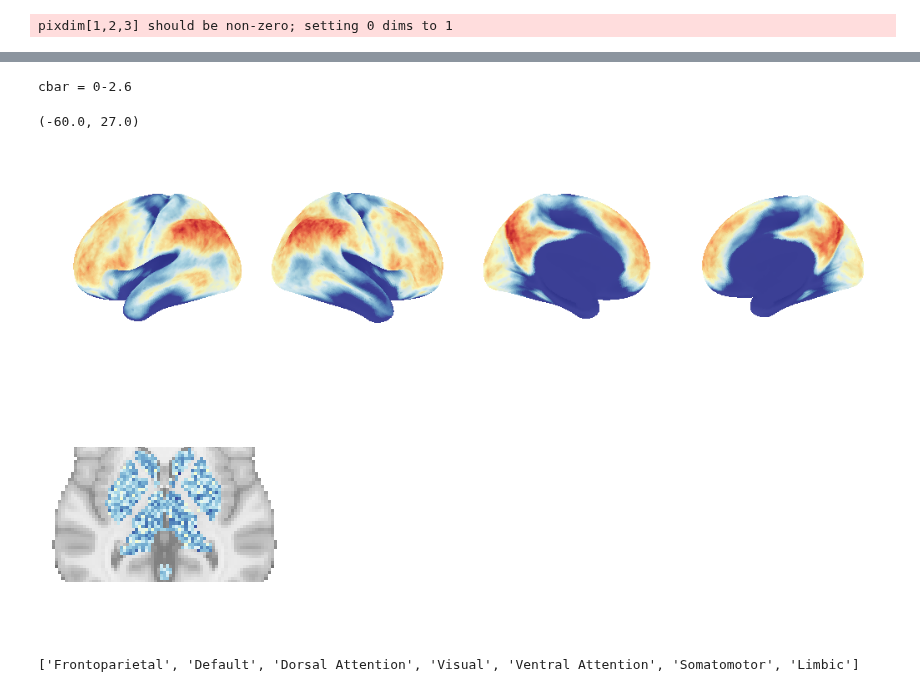
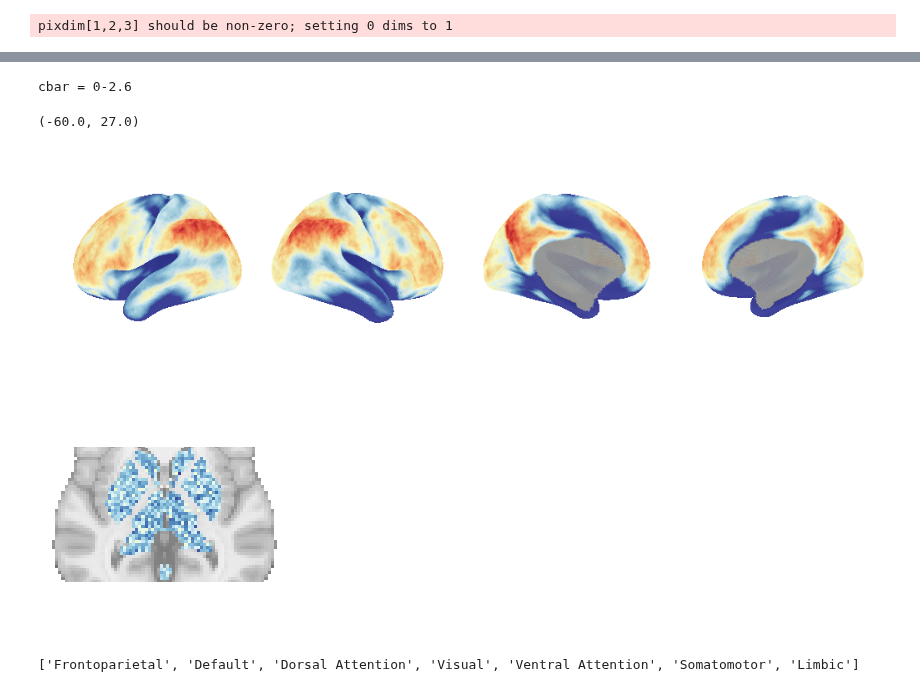
Before and after one commit to griegner/fmri-timescales, a Jupyter notebook: notebooks/fig04to05.ipynb, the cells around one changed output, grey strips where cells are left out. Saved outputs shown, nothing was run; the diff lists cells and outputs as text; code cells hidden in the pictures.

```diff
--- a/notebooks/fig04to05.ipynb
+++ b/notebooks/fig04to05.ipynb
@@ -55,45 +55,45 @@ kwargs = dict(bg_on_data=True, darkness=1, alpha=0.25, cmap="RdYlBu_r", colorbar
 kwargs_l = {
     **kwargs,
     "surf_mesh": hcp.mesh.inflated_left,
-    "surf_map": hcp.left_cortex_data(maps[estimator][estimates]),
+    "surf_map": hcp.left_cortex_data(maps[estimator][estimates], fill=np.nan),
     "bg_map": hcp.mesh.sulc_left,
     "hemi": "left",
 }
 kwargs_r = {
     **kwargs,
     "surf_mesh": hcp.mesh.inflated_right,
-    "surf_map": hcp.right_cortex_data(maps[estimator][estimates]),
+    "surf_map": hcp.right_cortex_data(maps[estimator][estimates], fill=np.nan),
     "bg_map": hcp.mesh.sulc_right,
     "hemi": "right",
 }
 
 _ = plotting.plot_surf(view="lateral", axes=axs[0], **kwargs_l)
 _ = plotting.plot_surf(view="lateral", axes=axs[1], **kwargs_r)
 _ = plotting.plot_surf(view="medial", axes=axs[2], **kwargs_l)
 _ = plotting.plot_surf(view="medial", axes=axs[3], **kwargs_r)
 
 # plot volume
 fig, ax = plt.subplots(figsize=(3, 3))
 cifti_ax = nib.cifti2.load("data/nregions-300_cifti.dlabel.nii").header.get_axis(1)
 plot = plotting.plot_stat_map(
     nb.cifti_to_volume(maps[estimator][estimates], cifti_ax),
     axes=ax,
     display_mode="z",
     cut_coords=[0],
     black_bg=False,
     annotate=False,
     colorbar=False,
     cmap="RdYlBu_r",
     vmax=vmax,
     symmetric_cbar=False,
 )
 
 plot.axes[0].ax.set_xlim(-75, 75)
 plot.axes[0].ax.set_ylim(-60, 27)
 # %% [output]
 cbar = 0-2.6
 (-60.0, 27.0)
-[figure, old version]
+[figure, new version]
 [figure]
 # %%
 parc = hcp.yeo7
```
Also changed, not shown: parts of 1 cell of this notebook, 6 other files.
